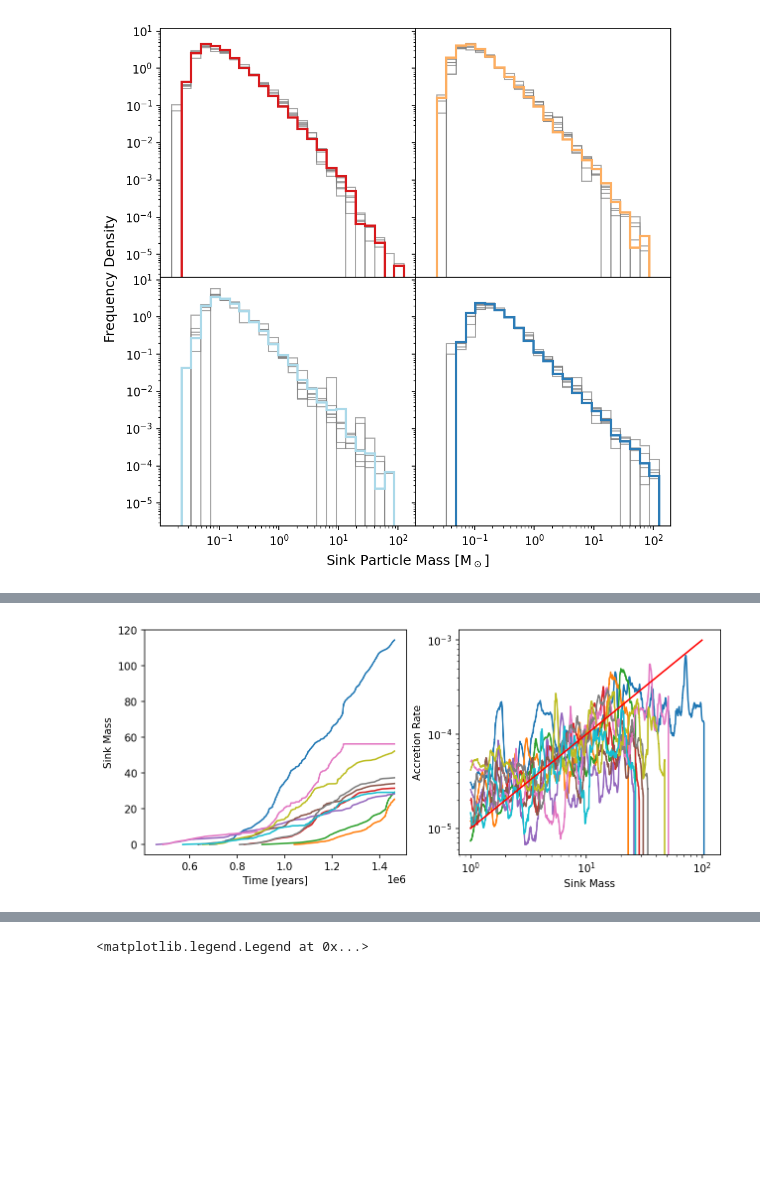
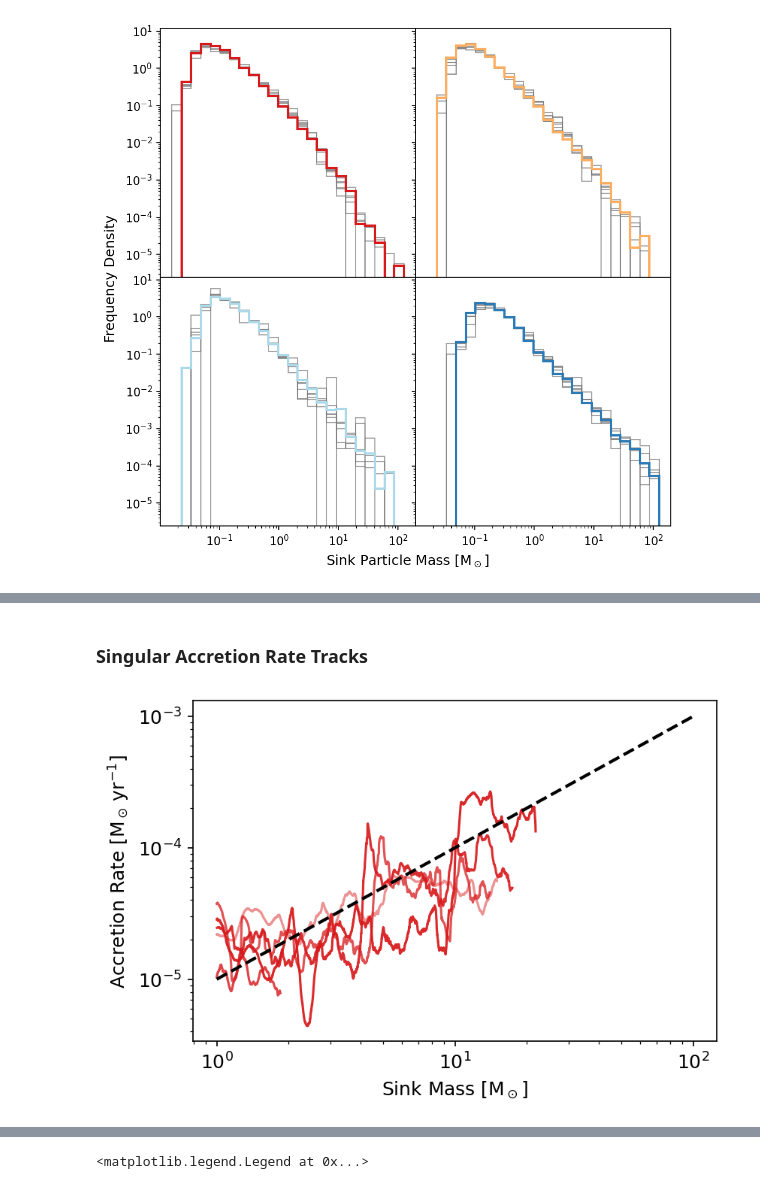
Before and after one commit to clonematthew/stardustCodes, a Jupyter notebook: sinkParticles.ipynb, the cells around one changed output, grey strips where cells are left out. Saved outputs shown, nothing was run; the diff lists cells and outputs as text; code cells hidden in the pictures; blank space fills up the shorter version.

```diff
--- a/sinkParticles.ipynb
+++ b/sinkParticles.ipynb
@@ -449,7 +567,8 @@ for i in range(2):
 
         h = ax.hist2d(mS[i,j], aS[i,j], bins=(xBins, yBins), cmap=cm[i,j], cmin=0.001)
         popt, pcov = curve_fit(line, mS[i,j], aS[i,j])
-        ax.plot(xBins, xBins*popt[0], "k--", linewidth=2)
+        ax.plot(xBins, (xBins**popt[1])*popt[0], "k--", linewidth=2)
+        print(popt)
 
 axs[0,0].set_xscale("log")
 axs[0,0].set_yscale("log")
@@ -465,15 +587,0 @@ Text(0.045, 0.5, 'Accretion Rate $\\rm [M_\\odot \\, yr^{-1}]$')
-# %%
-# Create xy bins
-xBins = 10**np.linspace(0, np.log10(np.max(m)), 150)
-yBins = 10**np.linspace(np.log10(np.min(a)), np.log10(np.max(a)), 150)
-
-# Fit a line
-popt, pcov = curve_fit(line, m, a)
-
-# Plot the histogram
-h = plt.hist2d(m, a, bins=(xBins, yBins), cmin=0.001, cmap="Blues")
-plt.plot(xBins, xBins*popt[0], "k--", linewidth=2)
-plt.xscale("log")
-plt.yscale("log")
-plt.xlabel("Sink Mass $\\rm [M_\\odot]$")
-plt.ylabel("Accretion Rate $\\rm [M_\\odot \\, yr^{-1}]$")
@@ -483,44 +682,55 @@ Text(0, 0.5, 'Accretion Rate $\\rm [M_\\odot \\, yr^{-1}]$')
+# %% [markdown]
+### Singular Accretion Rate Tracks
 # %%
 # Get IDs of sinks that end with a particular mass
-highMassSinks = np.where(uv1s.sinkMass[-1] > 25)
+highMassSinks = np.where(uv1s.sinkMass[-1] > 2)
 highMassSinkIDs = uv1s.sinkID[-1][highMassSinks]
+highMassSinkIDs = highMassSinkIDs[np.argsort(uv1s.sinkMass[-1][uv1s.sinkMass[-1] > 2])]
 
-fig, axs = plt.subplots(1,2, figsize=(10, 4))
+# Create the figure
+fig, ax = plt.subplots(1,1, figsize=(6, 4))
 
-axs[0].set_xlabel("Time [years]")
-axs[0].set_ylabel("Sink Mass")
+numSinks = 5
 
-for j in range(len(highMassSinkIDs)):
+alphas = 0.3 + 0.7 * np.random.random(numSinks)
+
+# Plot the 10% accretion rates for each of the sinks
+for j in range(numSinks):
     # Get the data for this sink
-    thisSink = np.where(uv1s.sinkID == highMassSinkIDs[j])
+    thisSink = np.where(uv1s.sinkID == highMassSinkIDs[-j])
     mass = uv1s.sinkMass[thisSink]
     time = uv1s.time[thisSink[0]] / c.uTime() / c.year()
 
     # Create array for mdot
     mdot = np.zeros_like(mass)
 
     # Find 10% accretion rate
     for i in range(len(mass)):
         massAbove = mass[mass>mass[i]*1.1]
         timeAbove = time[mass>mass[i]*1.1]
 
         if len(massAbove) == 0:
             break
         else:
             dm = massAbove[0] - mass[i]
             dt = timeAbove[0] - time[i]
 
             mdot[i] = dm/dt
 
-    axs[0].plot(time, mass)
-    axs[1].plot(mass[mass>1], mdot[mass>1], label="10 % Increase")
+    # Get rid of any zero values
+    mass = mass[mdot != 0]
+    mdot = mdot[mdot != 0]
 
+    ax.plot(mass[mass>1], mdot[mass>1], label="10 % Increase", color=c.colours()[0], alpha=alphas[j])
+
+# Plot a 1:1 line
 x = 10**np.linspace(0, 2, 100)
-axs[1].plot(x, 1e-5*x, "r")
+ax.plot(x, 1e-5*x, "k--", linewidth=2)
 
-axs[1].set_xlabel("Sink Mass")
-axs[1].set_ylabel("Accretion Rate")
-axs[1].set_yscale("log")
-axs[1].set_xscale("log")
+# Format the figure
+ax.set_xlabel("Sink Mass [$\\rm M_\\odot$]")
+ax.set_ylabel("Accretion Rate [$\\rm M_\\odot \\, yr^{-1}$]")
+ax.set_yscale("log")
+ax.set_xscale("log")
 # %% [output]
-[figure, old version]
+[figure, new version]
```
Also changed, not shown: parts of 45 cells of this notebook, 3 other files.
